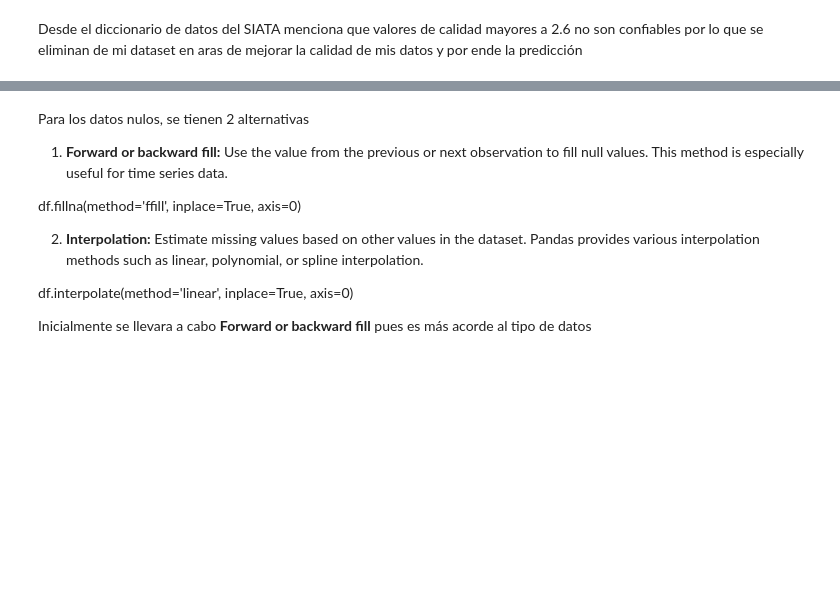
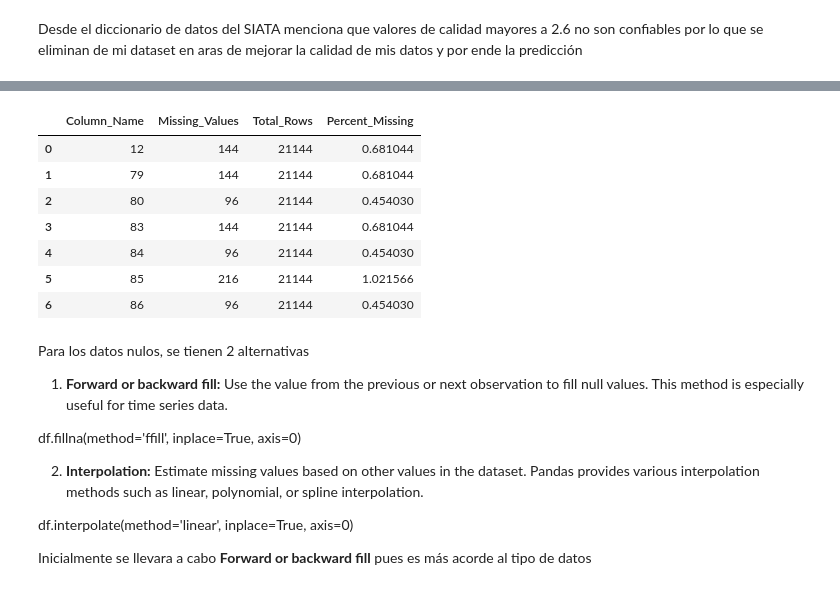
Before and after one commit to Matu10100/AirQuality_Prediction, a Jupyter notebook: Programacion/ProyectoGrado-EDA_V1.ipynb, the cells around one changed output, grey strips where cells are left out. Drawn from its saved outputs; the diff is of its cells as text; code cells hidden in the pictures; blank space fills up the shorter version.

```diff
--- a/Programacion/ProyectoGrado-EDA_V1.ipynb
+++ b/Programacion/ProyectoGrado-EDA_V1.ipynb
@@ -323,3 +325,14 @@ prueba.describe()
+# %%
+missing_values(prueba['pm25'])
+# %% [output]
+|  | Column_Name | Missing_Values | Total_Rows | Percent_Missing |
+| 0 | 12 | 144 | 21144 | 0.681044 |
+| 1 | 79 | 144 | 21144 | 0.681044 |
+| 2 | 80 | 96 | 21144 | 0.454030 |
+| 3 | 83 | 144 | 21144 | 0.681044 |
+| 4 | 84 | 96 | 21144 | 0.454030 |
+| 5 | 85 | 216 | 21144 | 1.021566 |
+| 6 | 86 | 96 | 21144 | 0.454030 |
 # %% [markdown]
 Para los datos nulos, se tienen 2 alternativas
 
```
Also changed, not shown: parts of 12 cells of this notebook, 1 other file.
